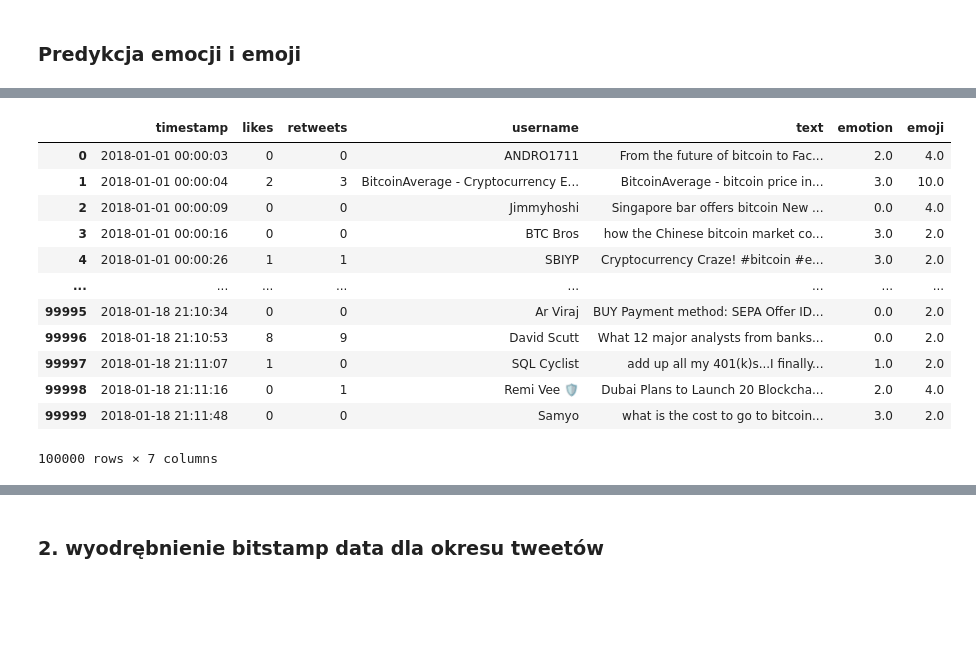
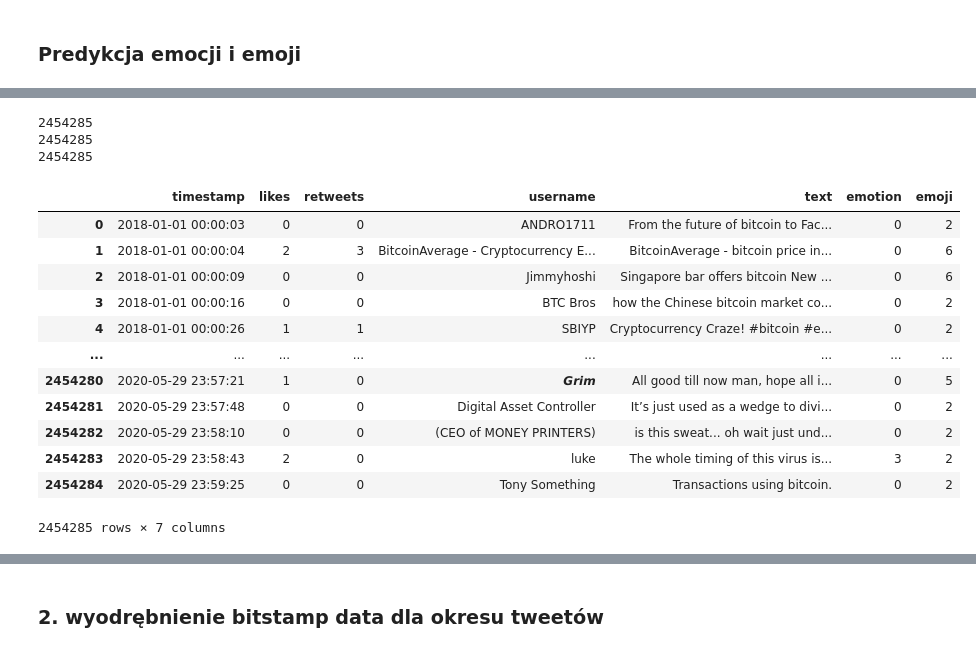
Before and after one commit to piotrdurniat/deep-neural-networks-lab, a Jupyter notebook: lab-11/lab11.ipynb, the cells around one changed output, grey strips where cells are left out. Saved outputs shown, nothing was run; the diff lists cells and outputs as text; code cells hidden in the pictures; blank space fills up the shorter version.

```diff
--- a/lab-11/lab11.ipynb
+++ b/lab-11/lab11.ipynb
@@ -378,13 +378,23 @@ tweets_data
 2454291 rows × 5 columns
 # %%
 # reduce dataset for testing
-tweets_data = tweets_data[:100_000]
+# tweets_data = tweets_data[:400_000]
 # %%
 # save to file
 tweets_text = tweets_data["text"]
 
+# tweets_data.dropna(subset=["text"], inplace=True)
+# substitute missing values with empty string
+
+
+# fix index
+tweets_data.reset_index(drop=True, inplace=True)
+
+print(f"tweets_data len: {len(tweets_data)}")
+
 # drop missing rows
-# tweets_text.dropna(inplace=True)
+tweets_text.dropna(inplace=True)
+tweets_text.reset_index(drop=True, inplace=True)
 print("nulls: ", tweets_text.isnull().sum())
 print(len(tweets_text))
 tweets_text.to_csv("tweets.txt", index=False, header=False)
@@ -465,24 +549,34 @@ emotion_labels_df.to_csv("emotion_labels.csv", index=False, header=False)
 emoji_labels_df = pd.DataFrame(emoji_labels)
 emoji_labels_df.to_csv("emoji_labels.csv", index=False, header=False)
 # %%
-idx  # load emotion labels
-emotion_labels = pd.read_csv("emotion_labels.csv", names=["emotion"])
-emoji_labels = pd.read_csv("emoji_labels.csv", names=["emoji"])
+# load emotion labels
+emotion_labels = pd.read_csv("emotion_labels.csv", delimiter="\t", names=["emotion"])
+emoji_labels = pd.read_csv("emoji_labels.csv", delimiter="\t", names=["emoji"])
+
+print(len(emoji_labels))
+print(len(emotion_labels))
+print(len(tweets_data))
 
 
-tweets_data = pd.concat([tweets_data, emotion_labels, emoji_labels], axis=1)
-display(tweets_data)
+tweets_data_2 = tweets_data.copy()
+tweets_data_2["emotion"] = emotion_labels["emotion"]
+tweets_data_2["emoji"] = emoji_labels["emoji"]
+
+display(tweets_data_2)
 # %% [output]
+2454285
+2454285
+2454285
 |  | timestamp | likes | retweets | username | text | emotion | emoji |
-| 0 | 2018-01-01 00:00:03 | 0 | 0 | ANDRO1711 | From the future of bitcoin to Fac... | 2.0 | 4.0 |
-| 1 | 2018-01-01 00:00:04 | 2 | 3 | BitcoinAverage - Cryptocurrency E... | BitcoinAverage - bitcoin price in... | 3.0 | 10.0 |
-| 2 | 2018-01-01 00:00:09 | 0 | 0 | Jimmyhoshi | Singapore bar offers bitcoin New ... | 0.0 | 4.0 |
-| 3 | 2018-01-01 00:00:16 | 0 | 0 | BTC Bros | how the Chinese bitcoin market co... | 3.0 | 2.0 |
-| 4 | 2018-01-01 00:00:26 | 1 | 1 | SBIYP | Cryptocurrency Craze! #bitcoin #e... | 3.0 | 2.0 |
+| 0 | 2018-01-01 00:00:03 | 0 | 0 | ANDRO1711 | From the future of bitcoin to Fac... | 0 | 2 |
+| 1 | 2018-01-01 00:00:04 | 2 | 3 | BitcoinAverage - Cryptocurrency E... | BitcoinAverage - bitcoin price in... | 0 | 6 |
+| 2 | 2018-01-01 00:00:09 | 0 | 0 | Jimmyhoshi | Singapore bar offers bitcoin New ... | 0 | 6 |
+| 3 | 2018-01-01 00:00:16 | 0 | 0 | BTC Bros | how the Chinese bitcoin market co... | 0 | 2 |
+| 4 | 2018-01-01 00:00:26 | 1 | 1 | SBIYP | Cryptocurrency Craze! #bitcoin #e... | 0 | 2 |
 | ... | ... | ... | ... | ... | ... | ... | ... |
-| 99995 | 2018-01-18 21:10:34 | 0 | 0 | Ar Viraj | BUY Payment method: SEPA Offer ID... | 0.0 | 2.0 |
-| 99996 | 2018-01-18 21:10:53 | 8 | 9 | David Scutt | What 12 major analysts from banks... | 0.0 | 2.0 |
-| 99997 | 2018-01-18 21:11:07 | 1 | 0 | SQL Cyclist | add up all my 401(k)s...I finally... | 1.0 | 2.0 |
-| 99998 | 2018-01-18 21:11:16 | 0 | 1 | Remi Vee 🛡️ | Dubai Plans to Launch 20 Blockcha... | 2.0 | 4.0 |
-| 99999 | 2018-01-18 21:11:48 | 0 | 0 | Samyo | what is the cost to go to bitcoin... | 3.0 | 2.0 |
+| 2454280 | 2020-05-29 23:57:21 | 1 | 0 | 𝙂𝙧𝙞𝙢 | All good till now man, hope all i... | 0 | 5 |
+| 2454281 | 2020-05-29 23:57:48 | 0 | 0 | Digital Asset Controller | It’s just used as a wedge to divi... | 0 | 2 |
+| 2454282 | 2020-05-29 23:58:10 | 0 | 0 | (CEO of MONEY PRINTERS) | is this sweat... oh wait just und... | 0 | 2 |
+| 2454283 | 2020-05-29 23:58:43 | 2 | 0 | luke | The whole timing of this virus is... | 3 | 2 |
+| 2454284 | 2020-05-29 23:59:25 | 0 | 0 | Tony Something | Transactions using bitcoin. | 0 | 2 |
-100000 rows × 7 columns
+2454285 rows × 7 columns
```
Also changed, not shown: parts of 21 cells of this notebook, 12 other files.
